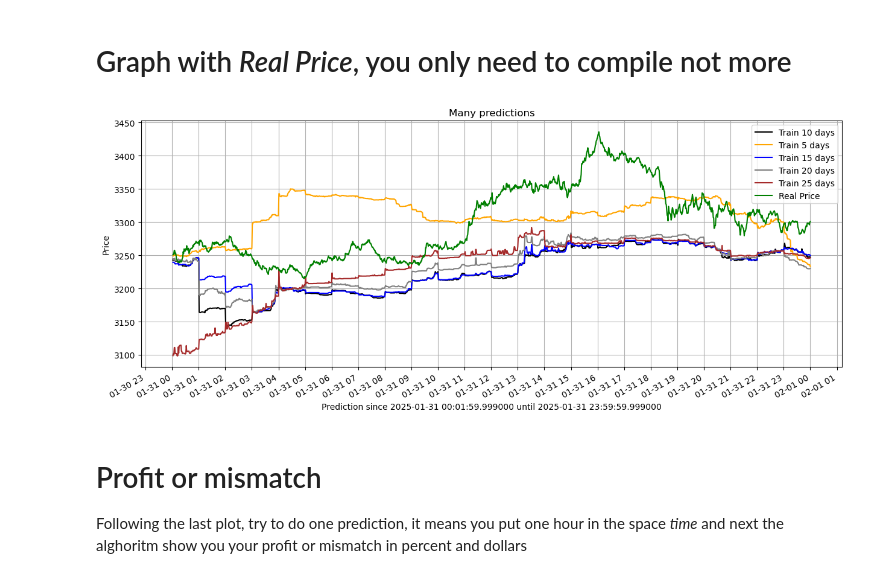
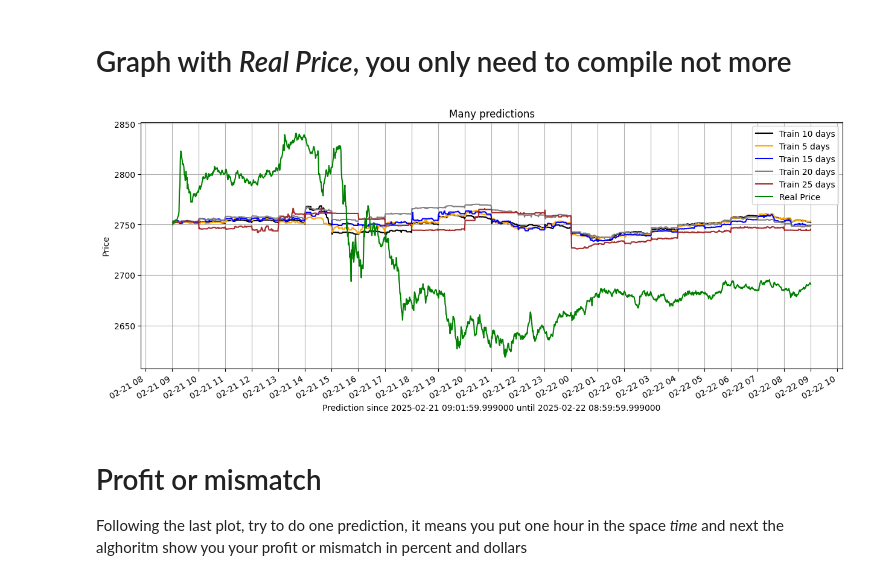
Before and after one commit to Santiagosphysics/FinalHeimdall, a Jupyter notebook: test_1.ipynb, the cells around one changed output. Cells and saved outputs as stored; diff of their text form; code cells hidden in the pictures.

```diff
--- a/test_1.ipynb
+++ b/test_1.ipynb
@@ -30,9 +31,9 @@ With out real price
 # %%
 RealPrice = 'on'
 
-plot_1 = ModelIndicators().CreateImagesFivePreds(data=data, RealPrice=RealPrice, ShowImage=ShowImage)
+plot_1 = ModelIndicators().CreateImagesFivePreds(data=data_test, RealPrice=RealPrice, ShowImage=ShowImage)
 # %% [output]
-[figure, old version]
+[figure, new version]
 # %% [markdown]
 # Profit or mismatch
 
```
Also changed, not shown: parts of 3 cells of this notebook, 8 other files.
